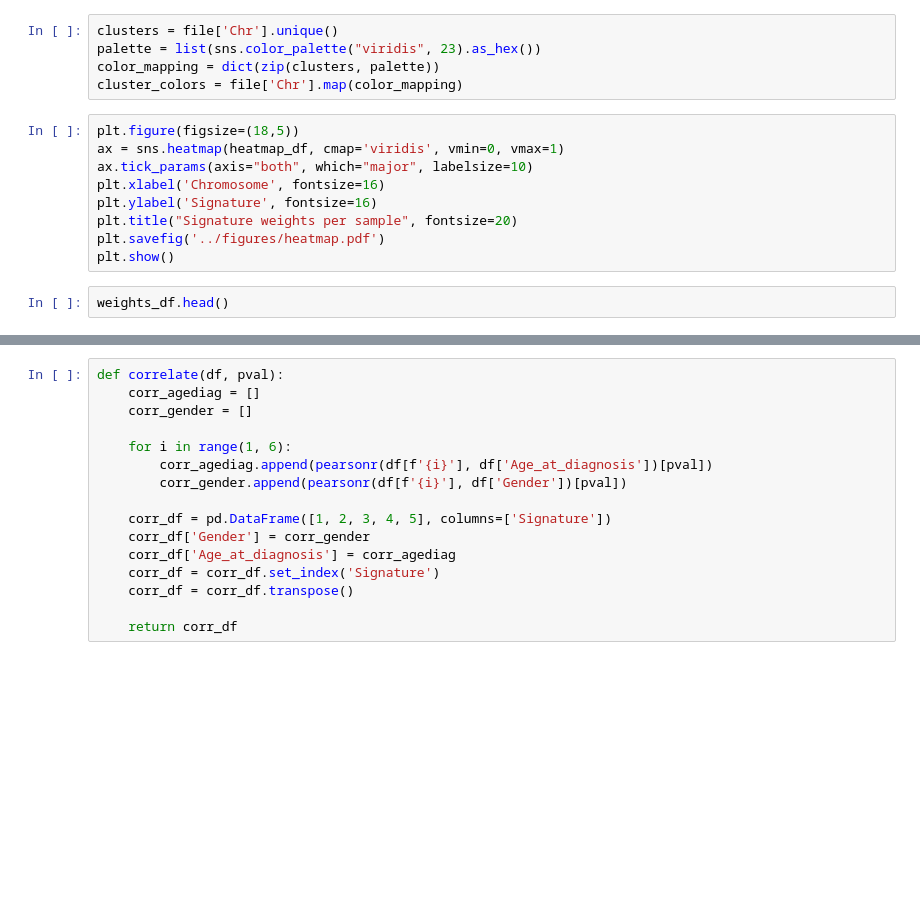
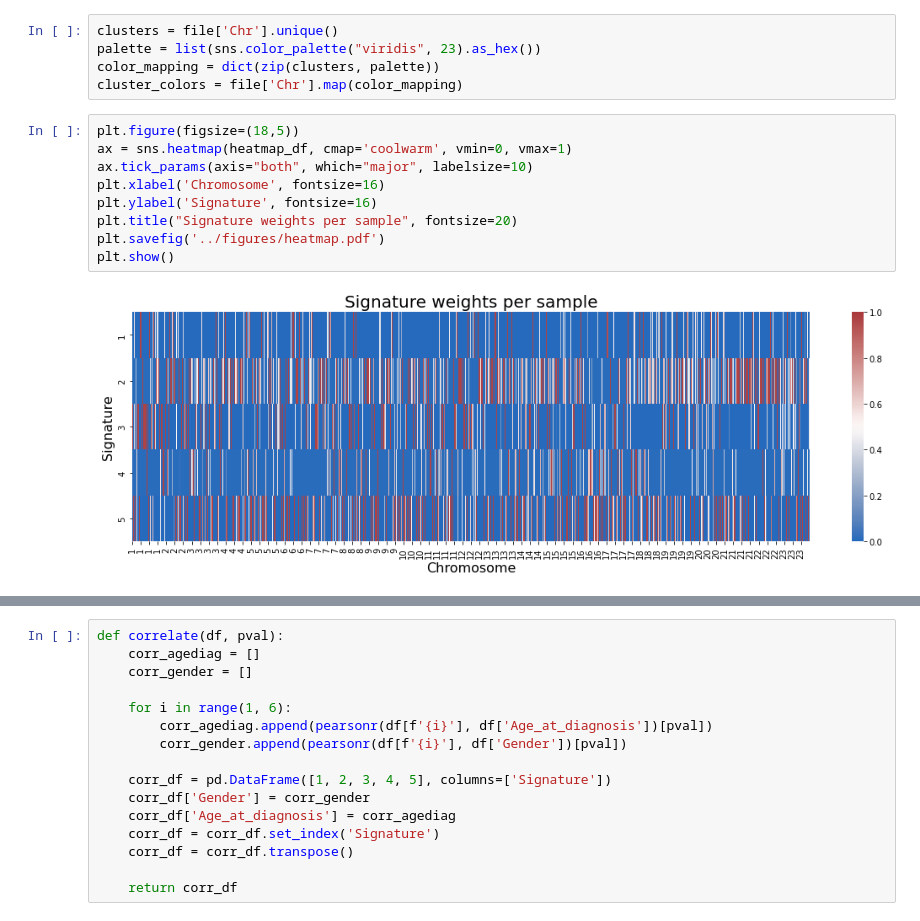
Before and after one commit to janneah/cns, a Jupyter notebook: notebooks/correlation.ipynb, the cells around one changed output, grey strips where cells are left out. Drawn from its saved outputs; the diff is of its cells as text; blank space fills up the shorter version.

```diff
--- a/notebooks/correlation.ipynb
+++ b/notebooks/correlation.ipynb
@@ -54,15 +62,15 @@ color_mapping = dict(zip(clusters, palette))
 cluster_colors = file['Chr'].map(color_mapping)
 # %%
 plt.figure(figsize=(18,5))
-ax = sns.heatmap(heatmap_df, cmap='viridis', vmin=0, vmax=1)
+ax = sns.heatmap(heatmap_df, cmap='coolwarm', vmin=0, vmax=1)
 ax.tick_params(axis="both", which="major", labelsize=10)
 plt.xlabel('Chromosome', fontsize=16)
 plt.ylabel('Signature', fontsize=16)
 plt.title("Signature weights per sample", fontsize=20)
 plt.savefig('../figures/heatmap.pdf')
 plt.show()
+# %% [output]
+[figure, added]
-# %%
-weights_df.head()
 # %%
 cin = CIN.set_index('bcr_patient_barcode')
 cin = cin.reindex(index=weights_df['Sample'])
```
Also changed, not shown: parts of 4 cells of this notebook, 16 other files.
